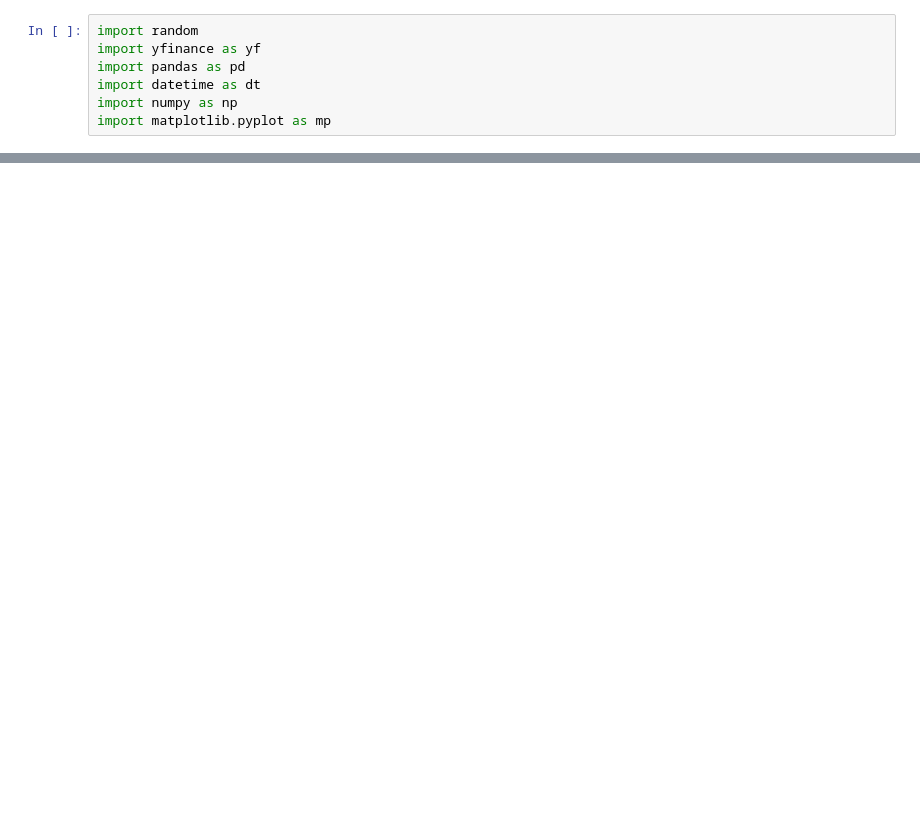
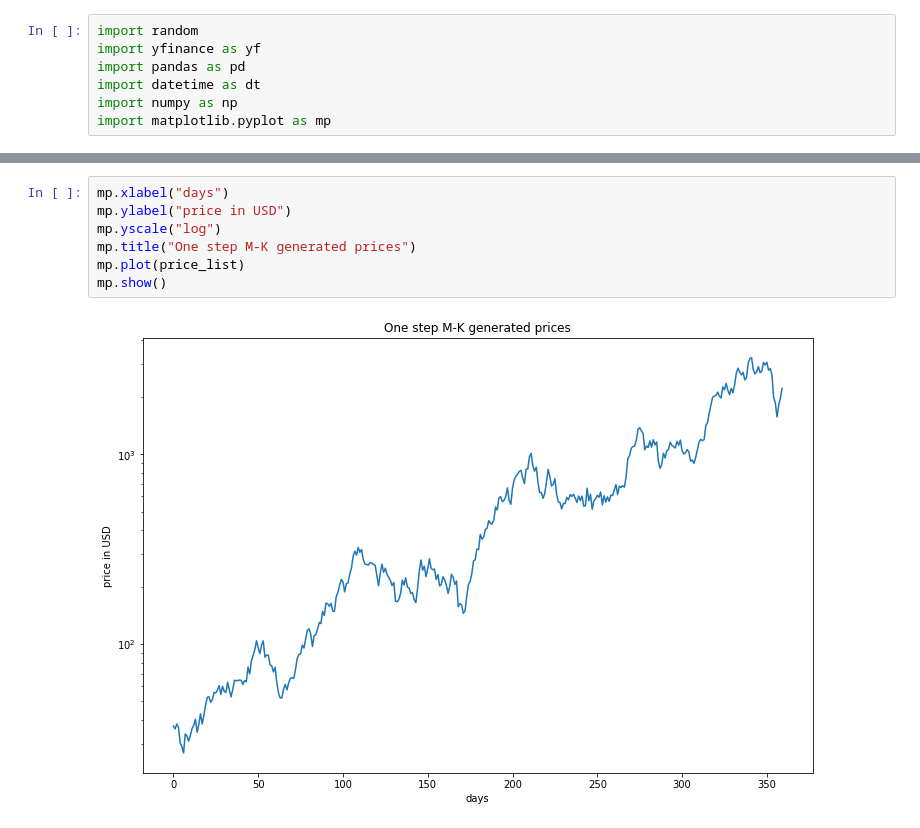
Before and after one commit to LightAllmight/Rhezus, a Jupyter notebook: M-K data generation script.ipynb, the cells around one changed output, grey strips where cells are left out. Saved outputs shown, nothing was run; the diff lists cells and outputs as text; blank space fills up the shorter version.

```diff
--- a/M-K data generation script.ipynb
+++ b/M-K data generation script.ipynb
@@ -255,0 +389,9 @@ mp.show()
+# %%
+mp.xlabel("days")
+mp.ylabel("price in USD")
+mp.yscale("log")
+mp.title("One step M-K generated prices")
+mp.plot(price_list)
+mp.show()
+# %% [output]
+[figure, added]
```
Also changed, not shown: parts of 13 cells of this notebook, 1 other file.
